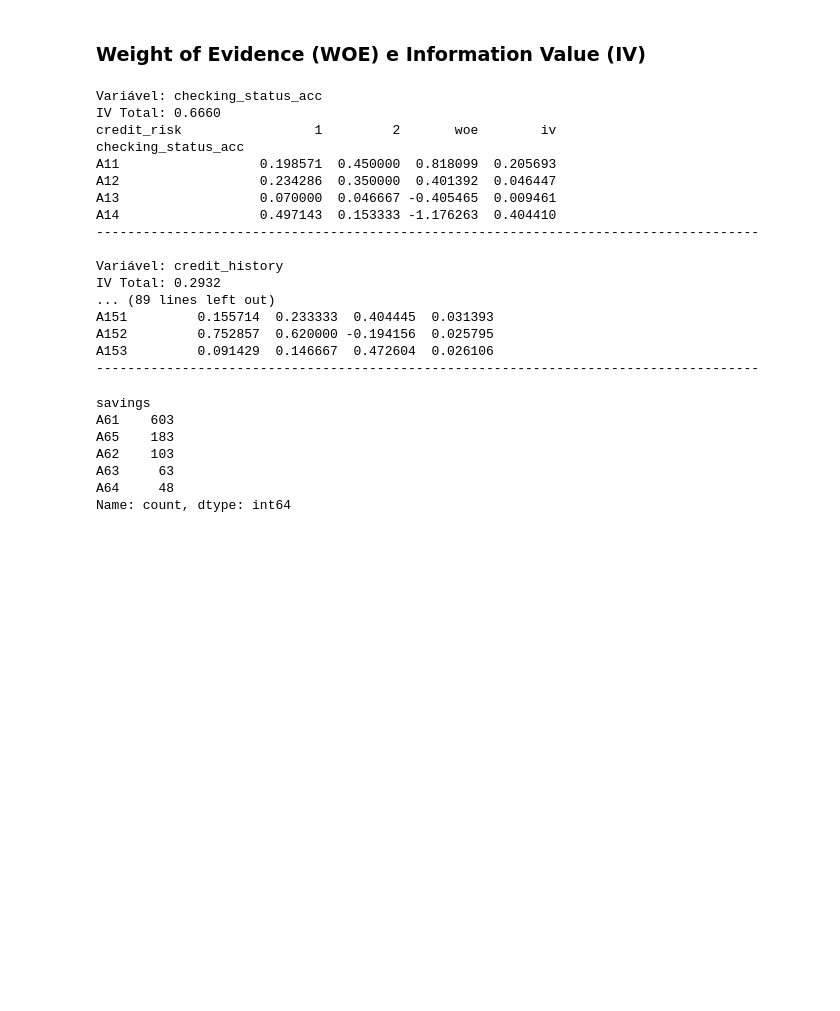
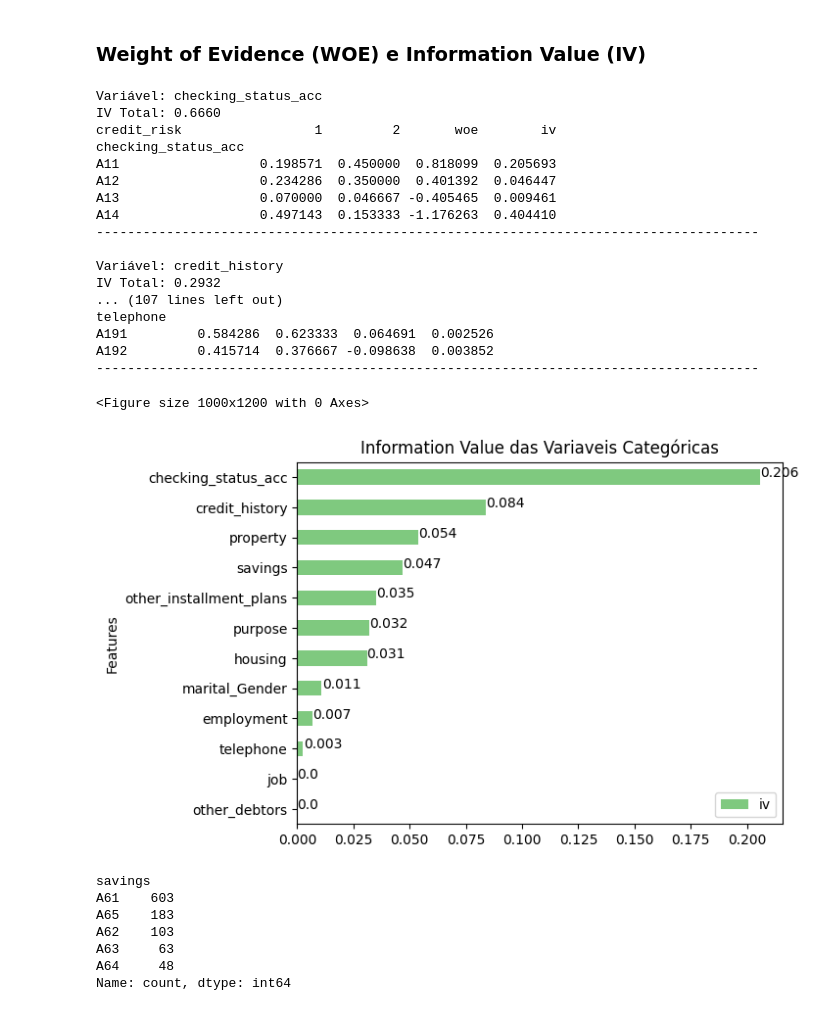
Before and after one commit to maylonleoncio/Credit-Risk, a Jupyter notebook: analysis_risk.ipynb, the cells around one changed output. Cells and saved outputs as stored; diff of their text form; code cells hidden in the pictures; blank space fills up the shorter version.

```diff
--- a/analysis_risk.ipynb
+++ b/analysis_risk.ipynb
@@ -149,7 +149,7 @@ print(statlog_german_credit_data.metadata)
 ### Weight of Evidence (WOE) e Information Value (IV)
 # %%
 for i in credit.drop(columns=['duration', 'amount', 'present_residence', 'age', 'existing_credits', 'dependents',
-                               'installment_rate', 'job', 'telephone', 'foreign_worker', 'credit_risk']).columns:
+                               'installment_rate', 'foreign_worker', 'credit_risk']).columns:
 
     df_woe_iv = (pd.crosstab(credit[i], credit['credit_risk'], normalize='columns')
                  .assign(woe=lambda dfx: np.log(dfx[2] / dfx[1]))
@@ -174,11 +174,37 @@ A14                  0.497143  0.153333 -1.176263  0.404410
 
 Variável: credit_history
 IV Total: 0.2932
-... (89 lines left out)
-A151         0.155714  0.233333  0.404445  0.031393
-A152         0.752857  0.620000 -0.194156  0.025795
-A153         0.091429  0.146667  0.472604  0.026106
+... (107 lines left out)
+telephone
+A191         0.584286  0.623333  0.064691  0.002526
+A192         0.415714  0.376667 -0.098638  0.003852
 -------------------------------------------------------------------------------------
+# %%
+# Variaveis categoricas
+columns_cat = credit.drop(columns=['duration', 'amount', 'present_residence', 'age', 'existing_credits', 'dependents',
+                               'installment_rate', 'foreign_worker', 'credit_risk']).columns
+
+# Lista para o IV
+iv = []
+
+for i in columns_cat:
+    df_woe_iv = (pd.crosstab(credit[i], credit['credit_risk'], normalize='columns')
+                 .assign(woe=lambda dfx: np.log(dfx[2] / dfx[1]))
+                 .assign(iv=lambda dfx: (dfx[2] - dfx[1]) * dfx['woe']))
+    iv.append(df_woe_iv['iv'][0])
+
+df_iv = pd.DataFrame({'Features': columns_cat, 'iv': iv}).set_index('Features').sort_values(by = 'iv')
+
+# plot
+plt.figure(figsize=(10,12))
+df_iv.plot(kind='barh', title='Information Value das Variaveis Categóricas', colormap='Accent')
+for index, value in enumerate(list(round(df_iv['iv'], 3))):
+    plt.text((value), index, str(value))
+plt.legend(loc='lower right')
+plt.show()
+# %% [output]
+<Figure size 1000x1200 with 0 Axes>
+[figure, added]
 # %%
 credit.savings.value_counts()
 # %% [output]
```
